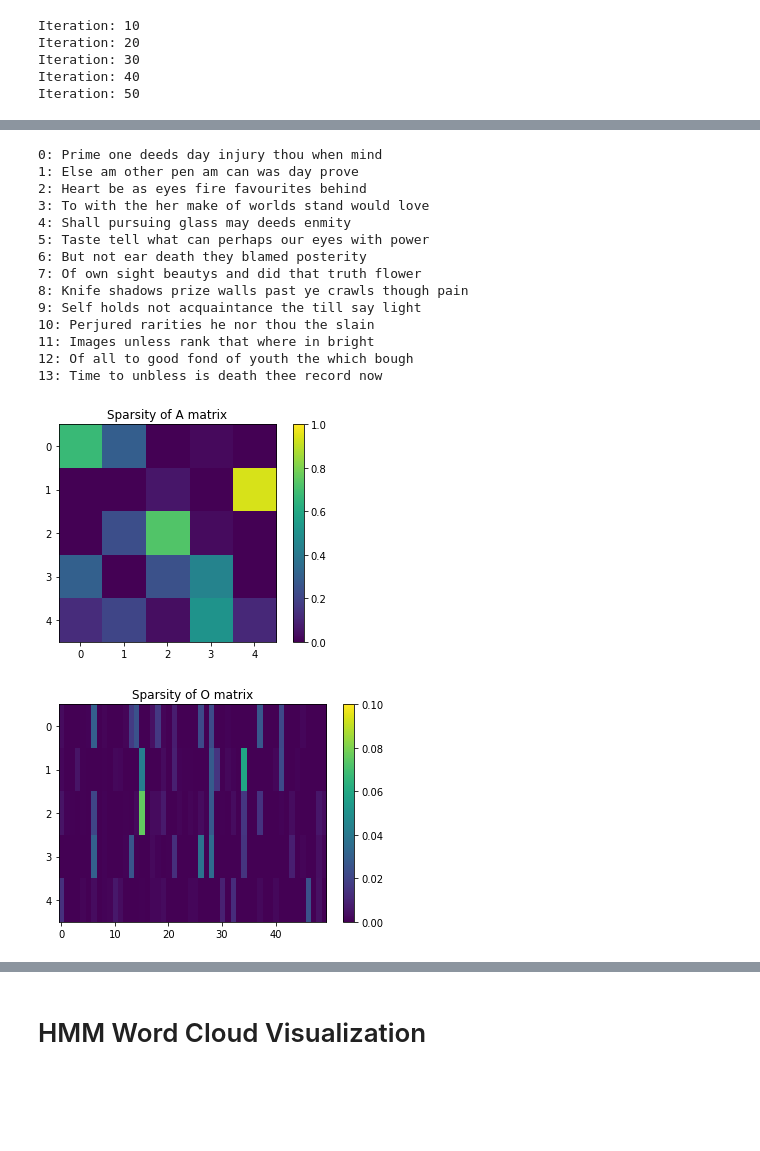
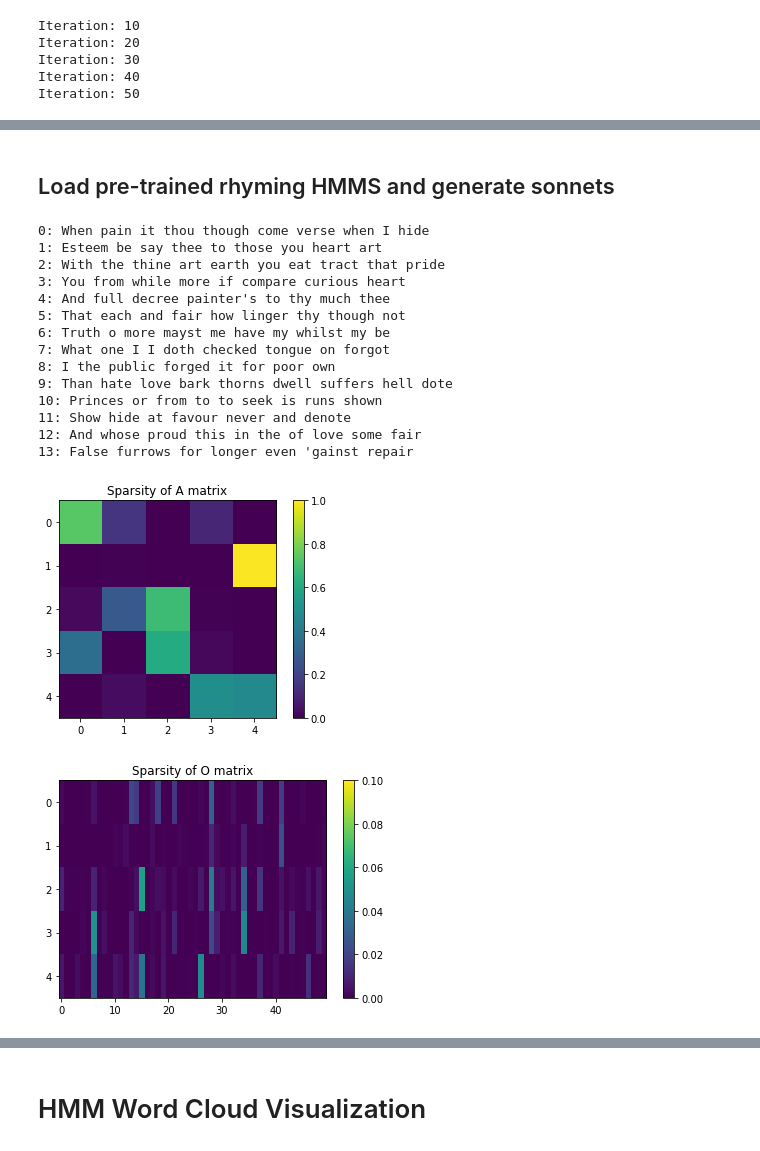
Before and after one commit to treyra/CS155_miniproject3, a Jupyter notebook: Indecision_Trees_Notebook_MiniProject_3.ipynb, the cells around one changed output, grey strips where cells are left out. Drawn from its saved outputs; the diff is of its cells as text; code cells hidden in the pictures; blank space fills up the shorter version.

```diff
--- a/Indecision_Trees_Notebook_MiniProject_3.ipynb
+++ b/Indecision_Trees_Notebook_MiniProject_3.ipynb
@@ -971,3 +964,12 @@ with open('Syllable_dictionary.txt', "r") as f:
+# %%
+from nltk.tokenize import WhitespaceTokenizer
+
+# remove all ' or " and \n
+for i in range(len(syl_data_original)):
+  syl_data_original[i] = syl_data_original[i].replace('\n', '')
+# split the lines into words
+for i in range(len(syl_data_original)):
+  syl_data_original[i] = WhitespaceTokenizer().tokenize(syl_data_original[i])
 # %%
 # remove all ' or " and \n
 # remove punctuation
@@ -991,2 +989,11 @@ for line in syl_data:
   syl_dict.update({line[0]: [line[i] for i in range(1, len(line))]})
+# %%
+# create the comparison dictionary
+comp_dict = dict()
+for row in syl_data_original:
+  to_remove = ['-', "'"]
+  mod = ''.join([j for j in row[0] if j not in to_remove])
+  comp_dict.update({mod: row[0]})
+# add the conversion from i to I
+comp_dict.update({'i': 'I'})
 # %% [markdown]
@@ -1375,8 +1286,8 @@ class RhymingHiddenMarkovModel ( HiddenMarkovModel ):
     Class implementation of Hidden Markov Models for rhyming sonnets
     '''
 
-    def __init__(self, A, O,rhyme_array,syl_dict,obs_map):
-
+    def __init__(self, A, O,rhyme_array,syl_dict,obs_map,comp_dict):
+        self.comp_dict = comp_dict
         self.rhyme_array = rhyme_array
         self.syl_dict = syl_dict
         self.obs_map = obs_map
@@ -1424,9 +1335,9 @@ class RhymingHiddenMarkovModel ( HiddenMarkovModel ):
         prevState = state
         while k < 10:
             j+=1
-            # generate next word (NOTE: we flipped the A matrix because we want to know the
-            #probability of transitioning TO the previous state)
-            state = np.random.choice(self.L,p= self.A[:,prevState]/np.linalg.norm(self.A[:,prevState],1))
+            # generate next word (NOTE: we must train the A matrix on backward
+            # strings of sonnet lines for this to work, as we are going the opposite direction now)
+            state = np.random.choice(self.L,p= self.A[prevState,:])
             line = np.concatenate(([np.random.choice(self.D,p=self.O[state,:])],line))
             syl_count= syl_dict[self.obs_map_r[line[0]]]
             #print(obs_map_r[line[0]])
@@ -1449,7 +1360,7 @@ class RhymingHiddenMarkovModel ( HiddenMarkovModel ):
             if k+syl_count>10:
               # regernerate
               while k+syl_count>10:
-                state = np.random.choice(self.L,p= self.A[:,prevState]/np.linalg.norm(self.A[:,prevState],1))
+                state = np.random.choice(self.L,p= self.A[prevState,:])
                 line[0] = (np.random.choice(self.D,p = self.O[state,:]))
                 syl_count= syl_dict[self.obs_map_r[line[0]]]
                 end_count = [x for x in syl_count if x.startswith('E')]
@@ -1497,7 +1408,8 @@ class RhymingHiddenMarkovModel ( HiddenMarkovModel ):
                     lastWord = len(self.rhyme_array[rhyme])-1
                 lastWord = int(lastWord)
             line = self.emit_line(endSeed=(np.random.randint(0,self.L),self.rhyme_array[rhyme,lastWord]))
+            sent= [self.comp_dict[line[i]].capitalize() if i==0 else self.comp_dict[line[i]] for i in range(len(line))]
             print(i,end = ": ")
-            print(' '.join(line).capitalize())
-            sonnet = np.append(sonnet,line)
+            print(' '.join(sent))
+            sonnet = np.append(sonnet,sent)
         return sonnet
@@ -1635,32 +1435,34 @@ sonnet = rhyme_hmm.genRhymingSonnet()
+# %% [markdown]
+## Load pre-trained rhyming HMMS and generate sonnets
 # %%
 import requests
 import io
 
-response = requests.get('https://github.com/treyra/CS155_miniproject3/blob/main/trained_hmms/5_50_A.npy?raw=true')
+response = requests.get('https://github.com/treyra/CS155_miniproject3/blob/main/trained_hmms/r_5_50_A.npy?raw=true')
 response.raise_for_status()
 loadA = np.load(io.BytesIO(response.content))
-response = requests.get('https://github.com/treyra/CS155_miniproject3/blob/main/trained_hmms/5_50_O.npy?raw=true')
+response = requests.get('https://github.com/treyra/CS155_miniproject3/blob/main/trained_hmms/r_5_50_O.npy?raw=true')
 response.raise_for_status()
 loadO = np.load(io.BytesIO(response.content))
-rhyme_hmm = RhymingHiddenMarkovModel(loadA, loadO,rhyme_array,syl_dict,obs_map)
+rhyme_hmm = RhymingHiddenMarkovModel(loadA, loadO,rhyme_array,syl_dict,obs_map,comp_dict)
 sonnet = rhyme_hmm.genRhymingSonnet()
 
 visualize_sparsities(rhyme_hmm, O_max_cols=50)
 # %% [output]
-0: Prime one deeds day injury thou when mind
-1: Else am other pen am can was day prove
-2: Heart be as eyes fire favourites behind
-3: To with the her make of worlds stand would love
-4: Shall pursuing glass may deeds enmity
-5: Taste tell what can perhaps our eyes with power
-6: But not ear death they blamed posterity
-7: Of own sight beautys and did that truth flower
-8: Knife shadows prize walls past ye crawls though pain
-9: Self holds not acquaintance the till say light
-10: Perjured rarities he nor thou the slain
-11: Images unless rank that where in bright
-12: Of all to good fond of youth the which bough
-13: Time to unbless is death thee record now
+0: When pain it thou though come verse when I hide
+1: Esteem be say thee to those you heart art
+2: With the thine art earth you eat tract that pride
+3: You from while more if compare curious heart
+4: And full decree painter's to thy much thee
+5: That each and fair how linger thy though not
+6: Truth o more mayst me have my whilst my be
+7: What one I I doth checked tongue on forgot
+8: I the public forged it for poor own
+9: Than hate love bark thorns dwell suffers hell dote
+10: Princes or from to to seek is runs shown
+11: Show hide at favour never and denote
+12: And whose proud this in the of love some fair
+13: False furrows for longer even 'gainst repair
-[figure, old version]
+[figure, new version]
-[figure, old version]
+[figure, new version]
 # %%
```
Also changed, not shown: parts of 57 cells of this notebook.
